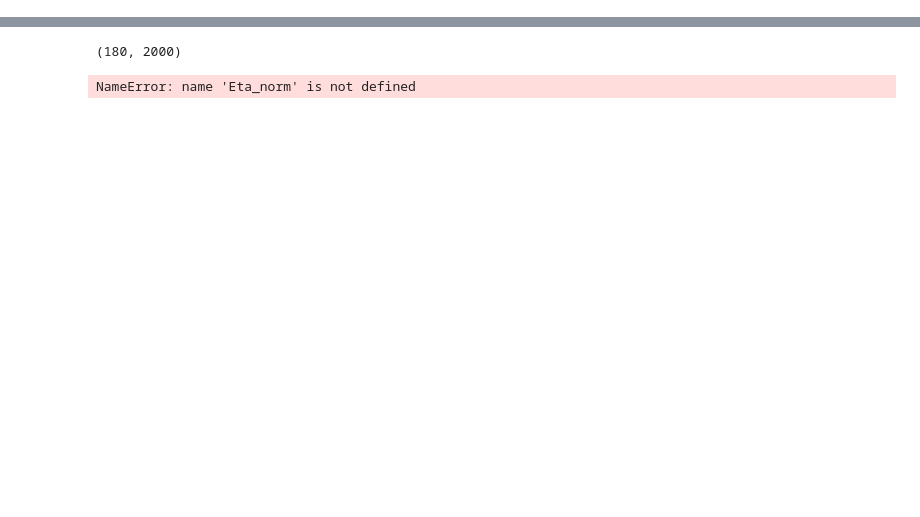
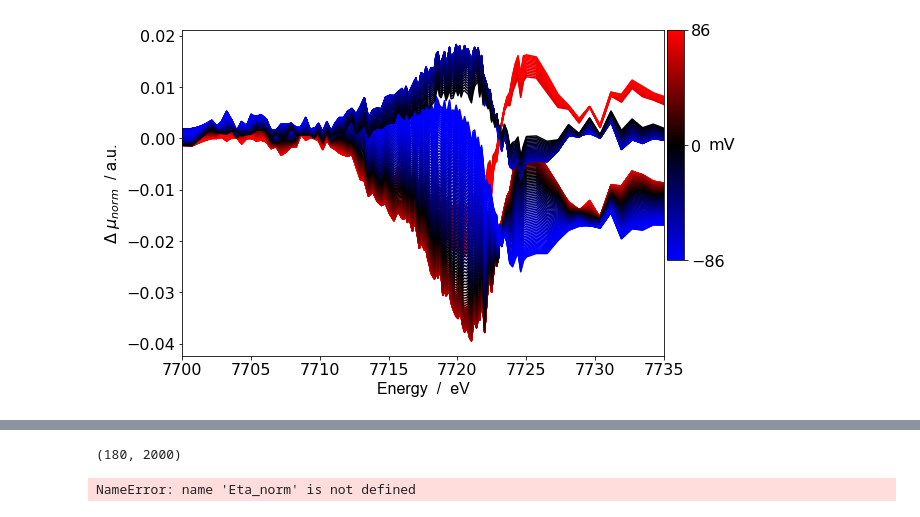
Before and after one commit to BGerwe/Xray-Project, a Jupyter notebook: fr_XAS/frXAS Paper Figures/Feb18 1 Hz XANES Figure.ipynb, the cells around one changed output, grey strips where cells are left out. Saved outputs shown, nothing was run; the diff lists cells and outputs as text; code cells hidden in the pictures; blank space fills up the shorter version.

```diff
--- a/fr_XAS/frXAS Paper Figures/Feb18 1 Hz XANES Figure.ipynb
+++ b/fr_XAS/frXAS Paper Figures/Feb18 1 Hz XANES Figure.ipynb
@@ -117,0 +193,6 @@ C:\\Users\\shadd\\OneDrive\\Documents\\Python\\Xray-project\\fr_XAS\\Feb2018 Dat
+# %%
+fig = dxas.plot_diffXANES(energies[:,0], Ir_larch, Eta_larch, start_eta, larch_step)
+
+plt.show()
+# %% [output]
+[figure, added]
```
Also changed, not shown: parts of 24 cells of this notebook, 3 other files.
